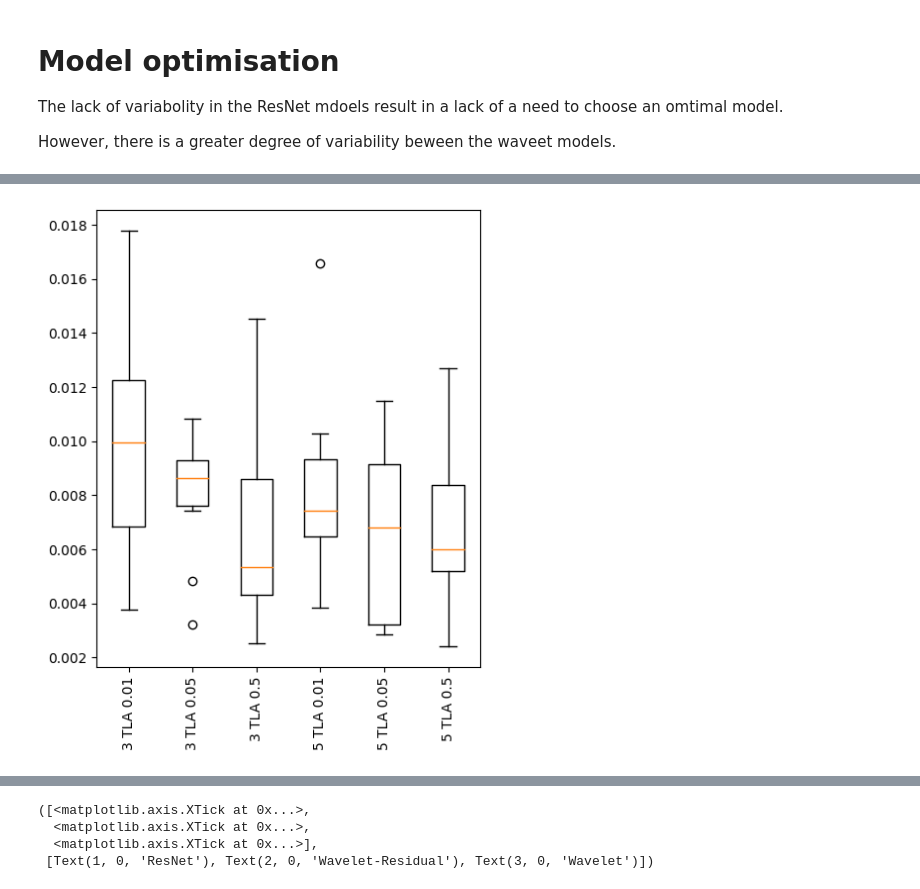
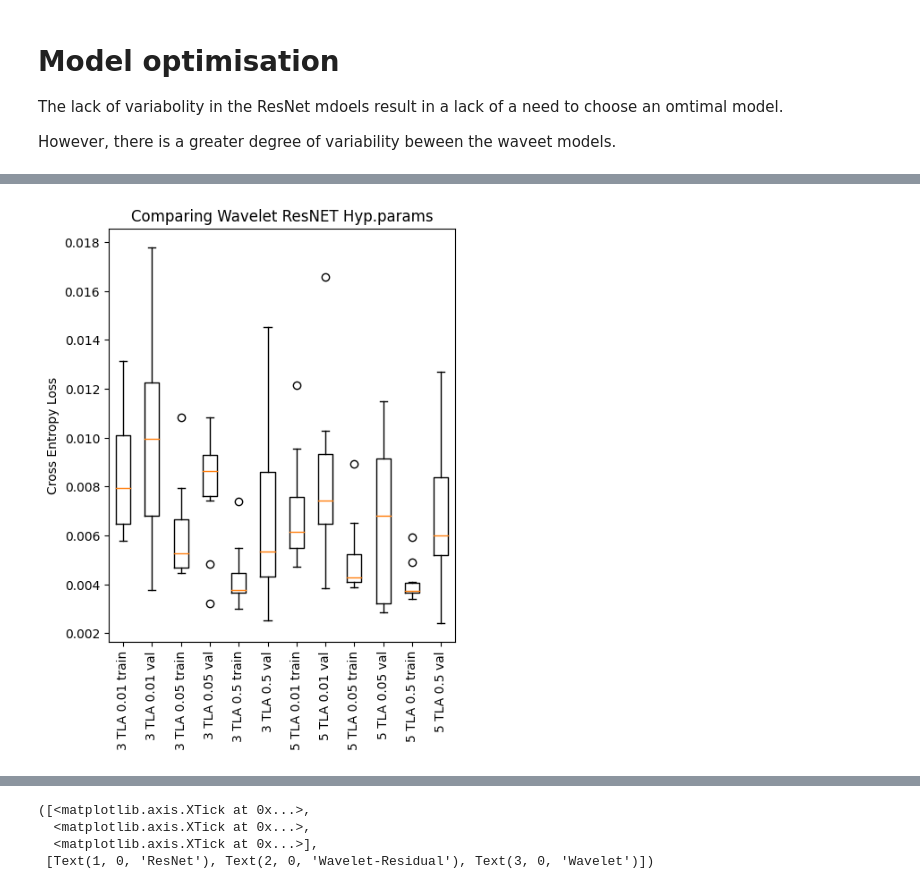
Before and after one commit to andrew-nash/fyp, a Jupyter notebook: empirical_experiments.ipynb, the cells around one changed output, grey strips where cells are left out. Drawn from its saved outputs; the diff is of its cells as text; code cells hidden in the pictures.

```diff
--- a/empirical_experiments.ipynb
+++ b/empirical_experiments.ipynb
@@ -91,15 +75,0 @@ for i in range(len(hyps[x].get_val_loss())):
-# %%
-x="Wavelet Style"
-plt.scatter(range(len(hyps[x].get_val_loss())),hyps[x].get_val_loss())
-colmap = {
-    "3 0.01" : "orange",
-    "3 0.05" : "red",
-    "3 0.5" : "green",
-    "5 0.01" : "black",
-    "5 0.05" : "grey",
-    "5 0.5" : "purple",
-}
-for i in range(len(hyps[x].get_val_loss())):
-    lab = labels[x][i].split()
-    lab = lab[4]+' '+lab[7]
-    plt.annotate(lab, (i, hyps[x].get_val_loss()[i]), color=colmap[lab])
@@ -111,0 +76,21 @@ lab
+# %%
+x="Stanford"
+boxes = []
+names = []
+mapping = {}
+for i in range(len(hyps[x].get_val_loss())):
+    lab = labels[x][i]
+    if lab not in mapping:
+        mapping[lab] = len(boxes)
+        boxes.append([])
+        boxes.append([])
+        names.append(' '.join(lab.split()[-4:]).replace(" blocks", "")+ " train")
+        names.append(' '.join(lab.split()[-4:]).replace(" blocks", "")+" val")
+    boxes[mapping[lab]].append(hyps[x].get_train_loss()[i])
+    boxes[mapping[lab]+1].append(hyps[x].get_val_loss()[i])
+plt.figure(figsize=(5,6))
+plt.boxplot(boxes)
+plt.title("Comparing ResNET Hyp.params")
+plt.ylabel("Cross Entropy Loss")
+plt.xticks(range(1,len(names)+1),names, rotation="vertical")
+plt.show()
@@ -112,18 +99,23 @@ lab
 # %%
 x="Wavelet Style"
 boxes = []
 names = []
 mapping = {}
 for i in range(len(hyps[x].get_val_loss())):
     lab = labels[x][i]
     if lab not in mapping:
         mapping[lab] = len(boxes)
         boxes.append([])
-        names.append(' '.join(lab.split()[-4:]).replace(" blocks", ""))
-    boxes[mapping[lab]].append(hyps[x].get_val_loss()[i])
+        boxes.append([])
+        names.append(' '.join(lab.split()[-4:]).replace(" blocks", "")+ " train")
+        names.append(' '.join(lab.split()[-4:]).replace(" blocks", "")+" val")
+    boxes[mapping[lab]].append(hyps[x].get_train_loss()[i])
+    boxes[mapping[lab]+1].append(hyps[x].get_val_loss()[i])
 plt.figure(figsize=(5,6))
 plt.boxplot(boxes)
+plt.title("Comparing Wavelet ResNET Hyp.params")
+plt.ylabel("Cross Entropy Loss")
 plt.xticks(range(1,len(names)+1),names, rotation="vertical")
 plt.show()
 # %% [output]
-[figure, old version]
+[figure, new version]
```
Also changed, not shown: parts of 30 cells of this notebook, 7 other files.
